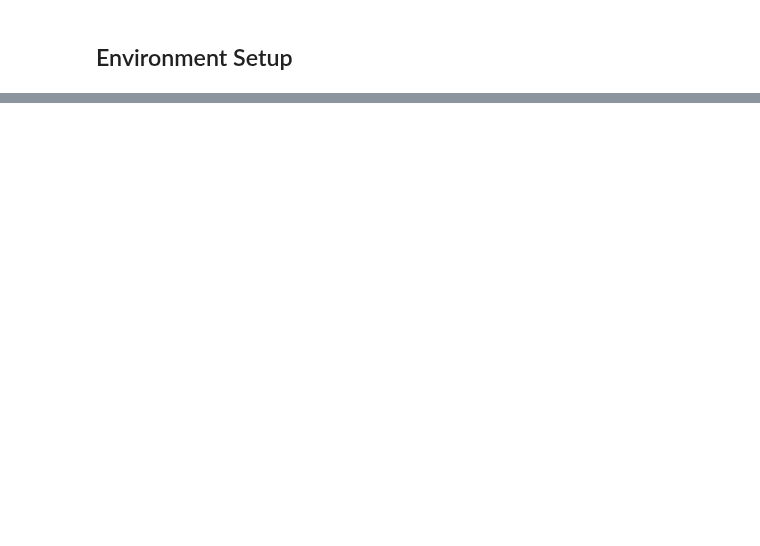
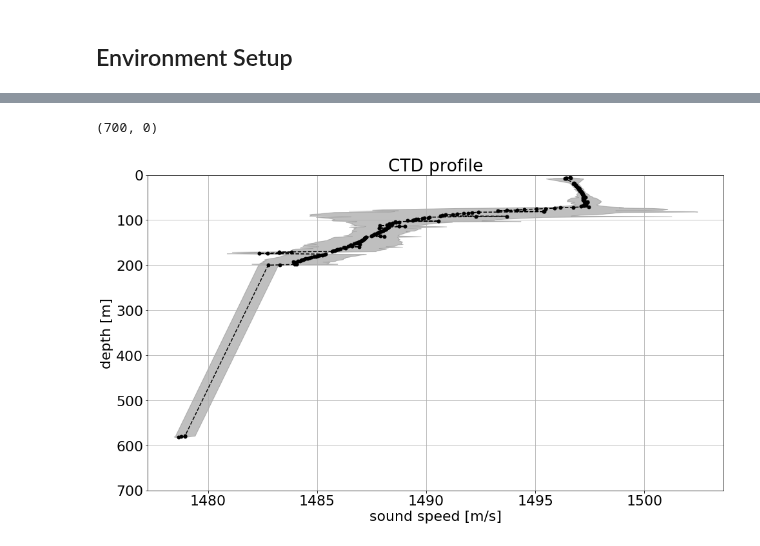
Before and after one commit to Ocean-Data-Lab/ooipy, a Jupyter notebook: ooipy_demo_ctd.ipynb, the cells around one changed output, grey strips where cells are left out. Cells and saved outputs as stored; diff of their text form; code cells hidden in the pictures; blank space fills up the shorter version.

```diff
--- a/ooipy_demo_ctd.ipynb
+++ b/ooipy_demo_ctd.ipynb
@@ -30,0 +78,12 @@ AttributeError: module 'ooipy.request' has no attribute 'authentification'
+# %%
+# 1. calling OOIPy's plot function. This allows for changing the plot parameters
+# after calling the plot function just like in matplotlib, or addind additional
+# graphs into the plot
+from matplotlib import pyplot as plt
+ooipy.plot(c_profile)
+plt.ylabel('depth [m]')
+plt.xlabel('sound speed [m/s]')
+plt.ylim([700, 0])
+# %% [output]
+(700, 0)
+[figure, added]
```
Also changed, not shown: parts of 8 cells of this notebook.
